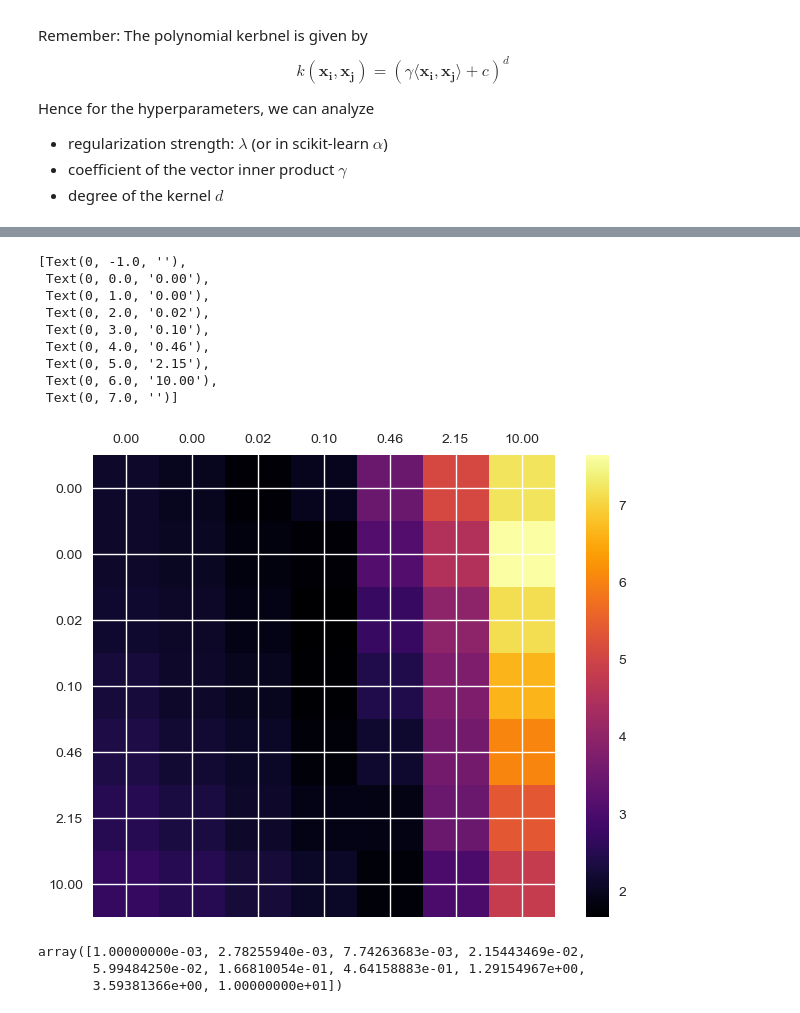
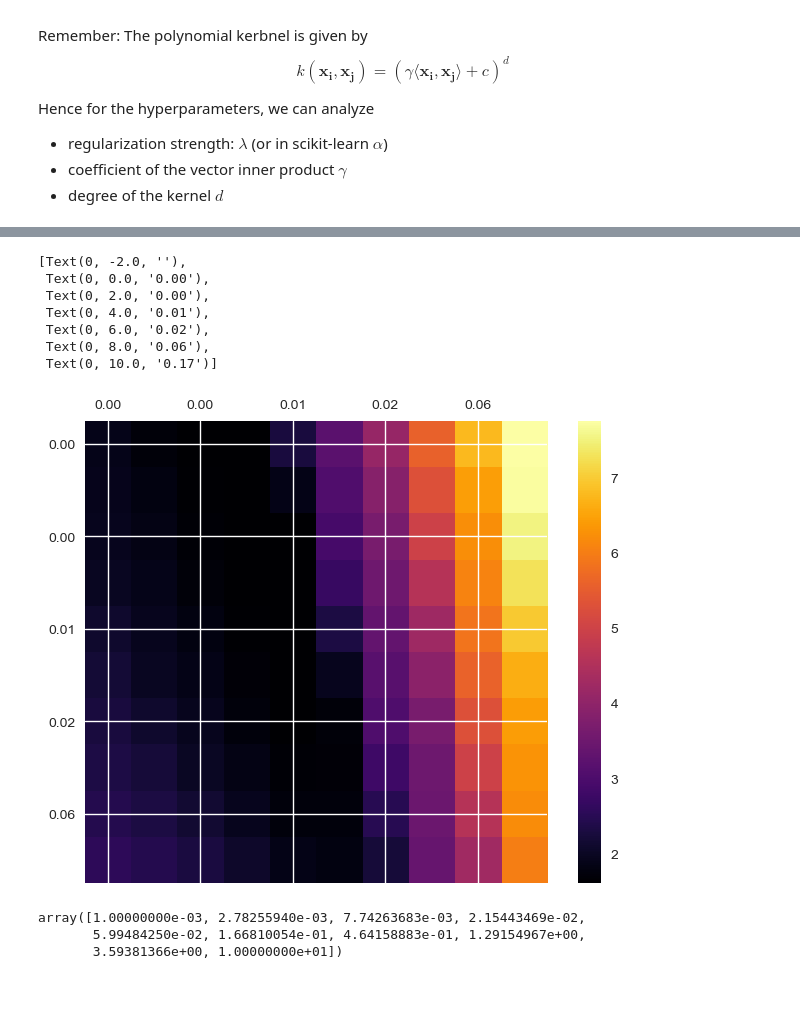
Before and after one commit to sandervanlaere1/ML, a Jupyter notebook: 07_kernels/PCLab7_SOLVED.ipynb, the cells around one changed output, grey strips where cells are left out. Drawn from its saved outputs; the diff is of its cells as text; code cells hidden in the pictures.

```diff
--- a/07_kernels/PCLab7_SOLVED.ipynb
+++ b/07_kernels/PCLab7_SOLVED.ipynb
@@ -457,34 +437,32 @@ Text(0, 0.5, 'alpha')
 # %%
 # heatmap with rbf kernel, alpha and bandwidth gamma
-alphas = np.logspace(-3, 1, 7)
-gammas = np.logspace(-3, 1, 7)
+alphas = np.logspace(-3, 1, 10)
+gammas = np.logspace(-3, 1, 10)
 results = np.zeros((len(alphas), len(gammas)))
 for i, alpha in enumerate(alphas):
     for j, gamma in enumerate(gammas):
         krr = KernelRidge(alpha=alpha, kernel="poly", gamma=gamma, degree=5)
         krr.fit(X_train_scaled, y_train)
         preds = krr.predict(X_test_scaled)
         mse = mean_squared_error(y_test, preds)
         results[i, j] = np.sqrt(mse)
 
 fig, ax = plt.subplots(figsize=(8,6))
 # heatmap with inferno color schme
 cax = ax.matshow(np.log(results), cmap='inferno')
 # log scale for the color bar
 fig.colorbar(cax)
 ax.set_xticklabels(['']+['{:.2f}'.format(g) for g in gammas])
 ax.set_yticklabels(['']+['{:.2f}'.format(a) for a in alphas])
 # %% [output]
-[Text(0, -1.0, ''),
+[Text(0, -2.0, ''),
  Text(0, 0.0, '0.00'),
- Text(0, 1.0, '0.00'),
- Text(0, 2.0, '0.02'),
- Text(0, 3.0, '0.10'),
- Text(0, 4.0, '0.46'),
- Text(0, 5.0, '2.15'),
- Text(0, 6.0, '10.00'),
- Text(0, 7.0, '')]
+ Text(0, 2.0, '0.00'),
+ Text(0, 4.0, '0.01'),
+ Text(0, 6.0, '0.02'),
+ Text(0, 8.0, '0.06'),
+ Text(0, 10.0, '0.17')]
-[figure, old version]
+[figure, new version]
 # %%
 np.logspace(-3, 1, 10)
 # %% [output]
```
Also changed, not shown: parts of 8 cells of this notebook.
